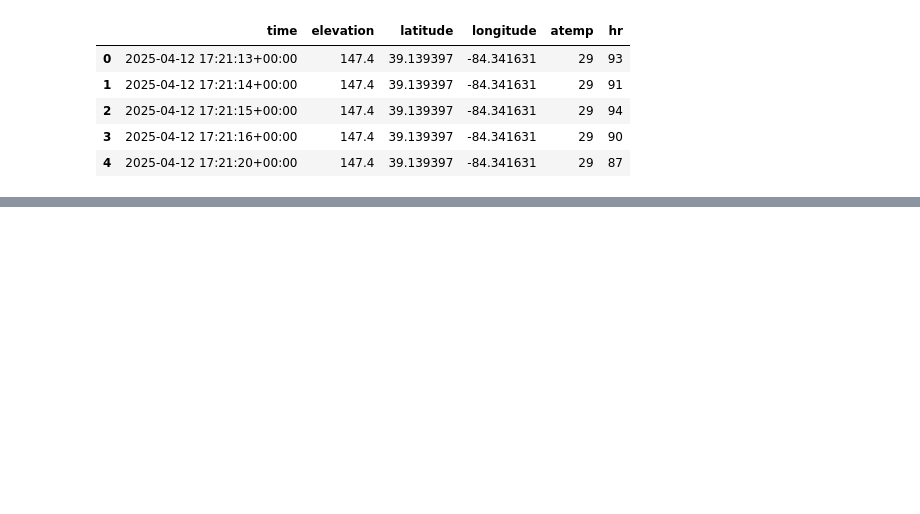
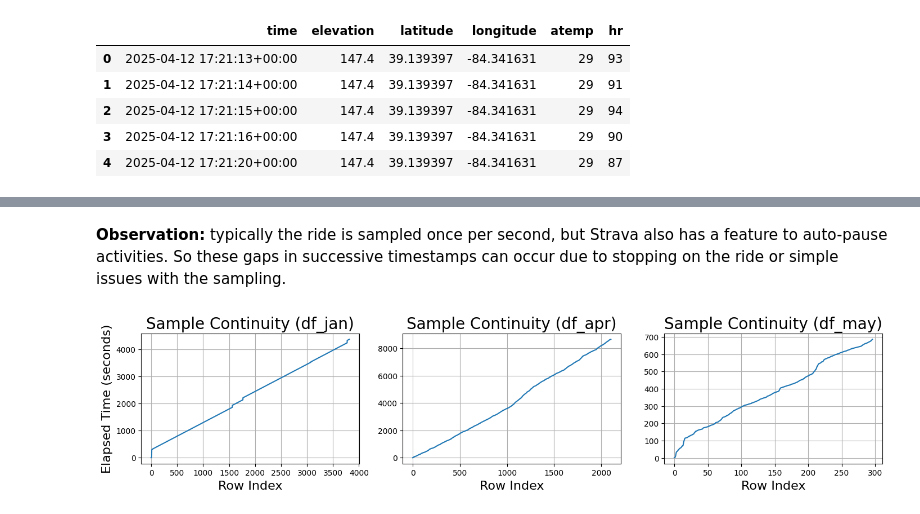
Before and after one commit to ericbauer55/bike-fitness-tracking, a Jupyter notebook: notebooks/0_EDA/1a_basic_features.ipynb, the cells around one changed output, grey strips where cells are left out. Cells and saved outputs as stored; diff of their text form; code cells hidden in the pictures; blank space fills up the shorter version.

Commit message:
exploring time discontinuities

```diff
--- a/notebooks/0_EDA/1a_basic_features.ipynb
+++ b/notebooks/0_EDA/1a_basic_features.ipynb
@@ -53,0 +63,23 @@ df_apr.head(5)
+# %%
+def enrich_time_data(df:pd.DataFrame, time_column:str='time', fill_first:float=1.0):
+    df = df.copy()
+    # Temporarily get the number of seconds since Jan. 1, 1970 as the UTC timestamp
+    df['time_utc'] = df[time_column].apply(lambda x: x.timestamp())
+
+    # Calculate the row-wise difference in time (in seconds)
+    df['delta_time'] = df['time_utc'].diff()
+
+    # drop the temporary time column
+    df.drop(['time_utc'], axis=1, inplace=True)
+
+    # fill in the initial value of delta_time with @fill_first
+    df['delta_time'] = df['delta_time'].fillna(fill_first)
+
+    # create an elapsed time column
+    df['elapsed_time'] = df['delta_time'].cumsum()
+
+    return df
+# %%
+df_jan = enrich_time_data(df_jan)
+df_apr = enrich_time_data(df_apr)
+df_may = enrich_time_data(df_may)
@@ -53,0 +137,24 @@ df_apr.head(5)
+# %% [markdown]
+**Observation:** typically the ride is sampled once per second, but Strava also has a feature to auto-pause activities. So these gaps in successive timestamps can occur due to stopping on the ride or simple issues with the sampling.
+# %%
+# visualize the jumps of cumulative time
+fig, axes = plt.subplots(1,3,figsize=(17,3))
+
+_ = axes[0].plot(df_jan['elapsed_time'])
+_ = axes[0].set_xlabel('Row Index', fontsize=16)
+_ = axes[0].set_ylabel('Elapsed Time (seconds)', fontsize=16)
+_ = axes[0].set_title('Sample Continuity (df_jan)', fontsize=20)
+_ = axes[0].grid()
+
+_ = axes[1].plot(df_apr['elapsed_time'])
+_ = axes[1].set_xlabel('Row Index', fontsize=16)
+_ = axes[1].set_title('Sample Continuity (df_apr)', fontsize=20)
+_ = axes[1].grid()
+
+
+_ = axes[2].plot(df_may['elapsed_time'])
+_ = axes[2].set_xlabel('Row Index', fontsize=16)
+_ = axes[2].set_title('Sample Continuity (df_may)', fontsize=20)
+_ = axes[2].grid()
+# %% [output]
+[figure, added]
```
Also changed, not shown: parts of 16 cells of this notebook.
